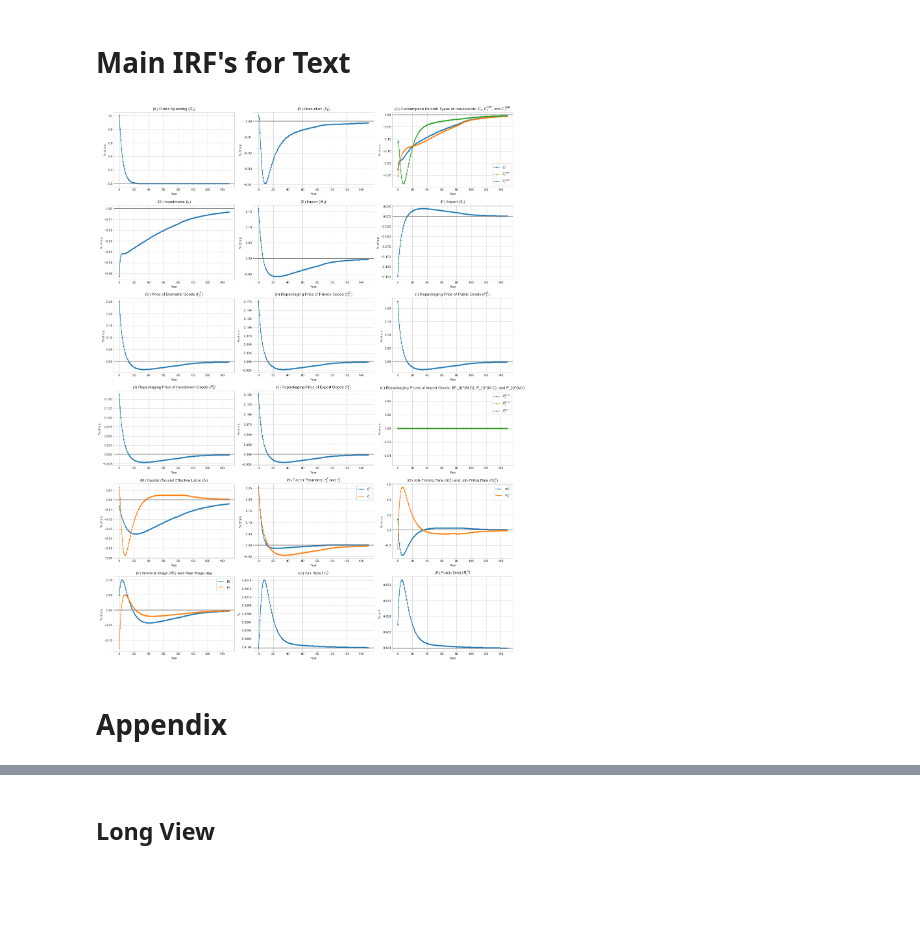
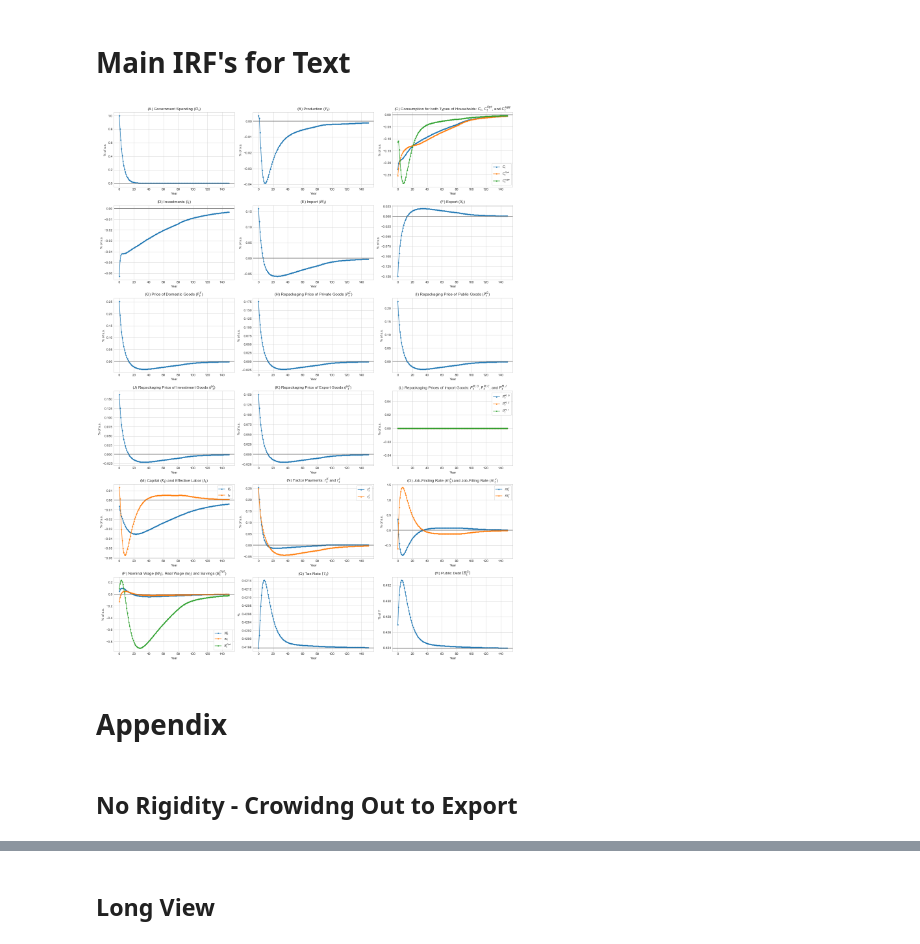
Before and after one commit to HansChristianPOLIT/MiniMAKRO, a Jupyter notebook: PublicShock.ipynb, the cells around one changed output, grey strips where cells are left out. Saved outputs shown, nothing was run; the diff lists cells and outputs as text; code cells hidden in the pictures; blank space fills up the shorter version.

```diff
--- a/PublicShock.ipynb
+++ b/PublicShock.ipynb
@@ -134,7 +134,7 @@ ax.plot((model.sol.G[:T_IRF]/model.ss.G-1)*100,'-o',markersize=3)
 ax.set_ylabel('% of s.s.')
 ax.axhline(y=0, color ='dimgrey')
 ax.set_xlabel('Year')
-ax.set_title('(A) Public Spending ($G_t$)',loc='center')
+ax.set_title('(A) Government Spending ($G_t$)',loc='center')
 
 ax = fig.add_subplot(6,3,2)
 ax.plot((model.sol.Y[:T_IRF]/model.ss.Y-1)*100,'-o',markersize=3)
@@ -207,7 +207,7 @@ ax.plot((model.sol.P_X[:T_IRF]/model.ss.P_X-1)*100,'-o',markersize=3)
 ax.set_ylabel('% of s.s.')
 ax.set_xlabel('Year')
 ax.axhline(y=0, color ='dimgrey')
-ax.set_title('(K) Repackaging Price of Export Goods ($P^I_t$)',loc='center')
+ax.set_title('(K) Repackaging Price of Export Goods ($P^X_t$)',loc='center')
 
 ax = fig.add_subplot(6,3,12)
 ax.plot((model.sol.P_M_G[:T_IRF]/model.ss.P_M_G-1)*100,'-o',markersize=3, label='$P_t^{M,G}$')
@@ -215,16 +215,17 @@ ax.plot((model.sol.P_M_C[:T_IRF]/model.ss.P_M_C-1)*100,'-o',markersize=3, label=
 ax.plot((model.sol.P_M_I[:T_IRF]/model.ss.P_M_I-1)*100,'-o',markersize=3, label='$P_t^{M,I}$')
 ax.set_ylabel('% of s.s.')
 ax.set_xlabel('Year')
-ax.set_title('(L) Repackaging Prices of Import Goods: $P_{t}^{M,G}, P_{t}^{M,C}, and P_{t}^{M,I}',loc='center')
+ax.set_title('(L) Repackaging Prices of Import Goods: $P_{t}^{M,G}$, $P_{t}^{M,C}$, and $P_{t}^{M,I}$',loc='center')
 ax.legend(frameon=True)
 
 ax = fig.add_subplot(6,3,13)
-ax.plot((model.sol.K[:T_IRF]/model.ss.K-1)*100,'-o' ,markersize=3, label='$\ell_t$')
-ax.plot((model.sol.L[:T_IRF]/model.ss.L-1)*100,'-o',markersize=3, label='$K_t$')
+ax.plot((model.sol.K[:T_IRF]/model.ss.K-1)*100,'-o' ,markersize=3, label='$K_t$')
+ax.plot((model.sol.L[:T_IRF]/model.ss.L-1)*100,'-o',markersize=3, label='$\ell_t$')
 ax.set_ylabel('% of s.s.')
 ax.set_xlabel('Year')
 ax.axhline(y=0, color ='dimgrey')
 ax.set_title('(M) Capital ($K_t$) and Effective Labor ($\ell_{t}$)',loc='center')
+ax.legend(frameon=True)
 
 ax = fig.add_subplot(6,3,14)
 ax.plot((model.sol.r_K[:T_IRF]/model.ss.r_K-1)*100,'-o',markersize=3, label='$r_t^K$')
@@ -243,34 +244,37 @@ ax.set_xlabel('Year')
 ax.axhline(y=0, color ='dimgrey')
 ax.set_title('(O) Job-Finding Rate ($m^s_t$) and Job-Filling Rate ($m^v_t$)',loc='center')
 ax.legend(frameon=True)
 
 ax = fig.add_subplot(6,3,16)
 ax.plot((model.sol.W[:T_IRF]/model.ss.W-1)*100,'-o',markersize=3,label='$W_t$')
 ax.plot((model.sol.real_W[:T_IRF]/model.ss.real_W-1)*100,'-o',markersize=3,label='$w_t$')
+ax.plot((model.sol.B[:T_IRF]/model.ss.B-1)*100,'-o',markersize=3,label='$B^{Opt}_t$')
 ax.set_ylabel('% of s.s.')
 ax.set_xlabel('Year')
 ax.axhline(y=0, color ='dimgrey')
-ax.set_title('(P) Nominal Wage ($W_t$) and Real Wage ($w_{t}$)',loc='center')
+ax.set_title('(P) Nominal Wage ($W_t$), Real Wage ($w_{t}$) and Savings ($B^{Opt}_t$)',loc='center')
 ax.legend(frameon=True)
 
 ax = fig.add_subplot(6,3,17)
 ax.plot(model.sol.tau[:T_IRF],'-o',markersize=3)
 ax.set_ylabel('%')
 ax.set_xlabel('Year')
 ax.axhline(model.ss.tau,color='dimgrey')
 ax.set_title('(Q) Tax Rate'+r' $ (\tau_t) $',loc='center')
 
 ax = fig.add_subplot(6,3,18)
 ax.plot(model.sol.B_G[:T_IRF]/sol.Y[:T_IRF],'-o',markersize=3)
 ax.set_ylabel('$\%$ of Y')
 ax.set_xlabel('Year')
 ax.axhline(y=model.ss.B_G/ss.Y, color ='dimgrey')
 ax.set_title('(R) Public Debt $ (B_t^G) $',loc='center')
 
 # c. layout
 fig.tight_layout(pad=1); # spacing between subplots
 plt.savefig("PublicShock/IRFs.pdf", format="pdf", bbox_inches="tight")
 # %% [output]
-[figure, old version]
+[figure, new version]
 # %% [markdown]
 # Appendix
+# %% [markdown]
+## No Rigidity - Crowidng Out to Export
```
Also changed, not shown: parts of 33 cells of this notebook, 22 other files.
